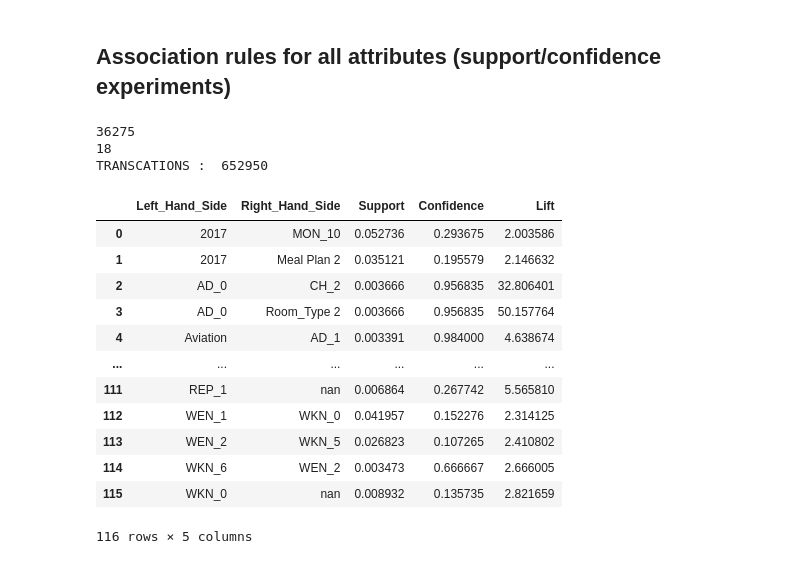
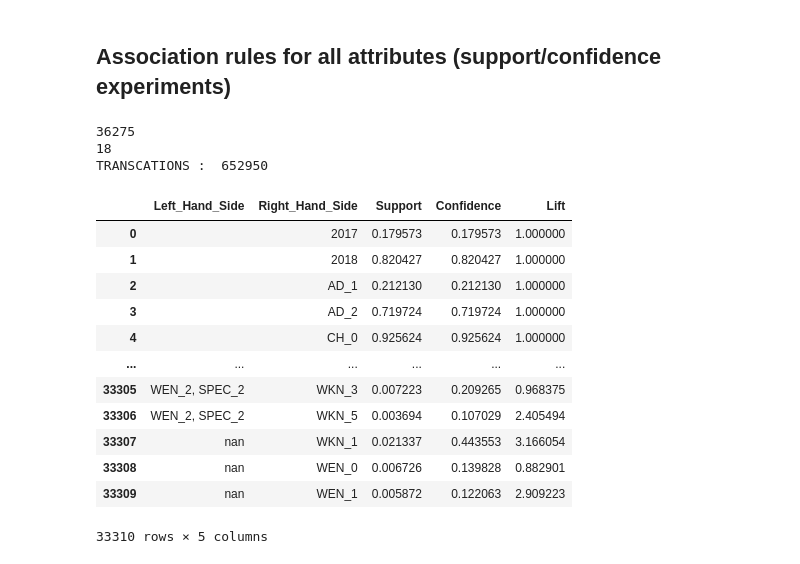
Before and after one commit to Ca3zsar/DM-Tasks, a Jupyter notebook: DM_Task2.ipynb, the cells around one changed output. Saved outputs shown, nothing was run; the diff lists cells and outputs as text; code cells hidden in the pictures.

```diff
--- a/DM_Task2.ipynb
+++ b/DM_Task2.ipynb
@@ -69,48 +148,49 @@ for i in range(len(col_abvr)):
 18
 # %% [markdown]
 ## Association rules for all attributes (support/confidence experiments)
+# %%
+from apyori import apriori, load_transactions
+
+print(hotel.shape[0])
+print(hotel.shape[1])
+
+# Intializing the list
+transacts = []
+rows = hotel.shape[0]
+columns = hotel.shape[1]
+for i in range(rows):
+    transacts.append([str(hotel.values[i,j]) for j in range(0, columns)])
+
+print("TRANSCATIONS : ", len(transacts) * len(transacts[0]))
+# %% [output]
+36275
+18
+TRANSCATIONS :  652950
 # %%
-from apyori import apriori
-
-print(hotel.shape[0])
-print(hotel.shape[1])
-
-# Intializing the list
-transacts = []
-rows = hotel.shape[0]
-columns = hotel.shape[1]
-for i in range(rows):
-    transacts.append([str(hotel.values[i,j]) for j in range(0, columns)])
-
-print("TRANSCATIONS : ", len(transacts) * len(transacts[0]))
-
-rule = apriori(transactions = transacts, min_support = 0.003, min_confidence = 0.1, min_lift = 2, min_length = 2, max_length = 2)
+rule = apriori(transactions = transacts, min_support = 0.003, min_confidence = 0.1, min_length = 2, max_length = 3)
 output = list(rule) # returns a non-tabular output
 
 def inspect(output):
-    lhs         = [tuple(result[2][0][0])[0] for result in output]
+    lhs         = [", ".join(tuple(result[2][0][0])) for result in output]
     rhs         = [tuple(result[2][0][1])[0] for result in output]
     support    = [result[1] for result in output]
     confidence = [result[2][0][2] for result in output]
     lift       = [result[2][0][3] for result in output]
     return list(zip(lhs, rhs, support, confidence, lift))
 
 output_DataFrame = pd.DataFrame(inspect(output), columns = ['Left_Hand_Side', 'Right_Hand_Side', 'Support', 'Confidence', 'Lift'])
 output_DataFrame
 # %% [output]
+|  | Left_Hand_Side | Right_Hand_Side | Support | Confidence | Lift |
+| 0 |  | 2017 | 0.179573 | 0.179573 | 1.000000 |
+| 1 |  | 2018 | 0.820427 | 0.820427 | 1.000000 |
+| 2 |  | AD_1 | 0.212130 | 0.212130 | 1.000000 |
+| 3 |  | AD_2 | 0.719724 | 0.719724 | 1.000000 |
+| 4 |  | CH_0 | 0.925624 | 0.925624 | 1.000000 |
+| ... | ... | ... | ... | ... | ... |
+| 33305 | WEN_2, SPEC_2 | WKN_3 | 0.007223 | 0.209265 | 0.968375 |
+| 33306 | WEN_2, SPEC_2 | WKN_5 | 0.003694 | 0.107029 | 2.405494 |
+| 33307 | nan | WKN_1 | 0.021337 | 0.443553 | 3.166054 |
+| 33308 | nan | WEN_0 | 0.006726 | 0.139828 | 0.882901 |
+| 33309 | nan | WEN_1 | 0.005872 | 0.122063 | 2.909223 |
-36275
-18
-TRANSCATIONS :  652950
+33310 rows × 5 columns
-|  | Left_Hand_Side | Right_Hand_Side | Support | Confidence | Lift |
-| 0 | 2017 | MON_10 | 0.052736 | 0.293675 | 2.003586 |
-| 1 | 2017 | Meal Plan 2 | 0.035121 | 0.195579 | 2.146632 |
-| 2 | AD_0 | CH_2 | 0.003666 | 0.956835 | 32.806401 |
-| 3 | AD_0 | Room_Type 2 | 0.003666 | 0.956835 | 50.157764 |
-| 4 | Aviation | AD_1 | 0.003391 | 0.984000 | 4.638674 |
-| ... | ... | ... | ... | ... | ... |
-| 111 | REP_1 | nan | 0.006864 | 0.267742 | 5.565810 |
-| 112 | WEN_1 | WKN_0 | 0.041957 | 0.152276 | 2.314125 |
-| 113 | WEN_2 | WKN_5 | 0.026823 | 0.107265 | 2.410802 |
-| 114 | WKN_6 | WEN_2 | 0.003473 | 0.666667 | 2.666005 |
-| 115 | WKN_0 | nan | 0.008932 | 0.135735 | 2.821659 |
-116 rows × 5 columns
```
Also changed, not shown: parts of 13 cells of this notebook.
